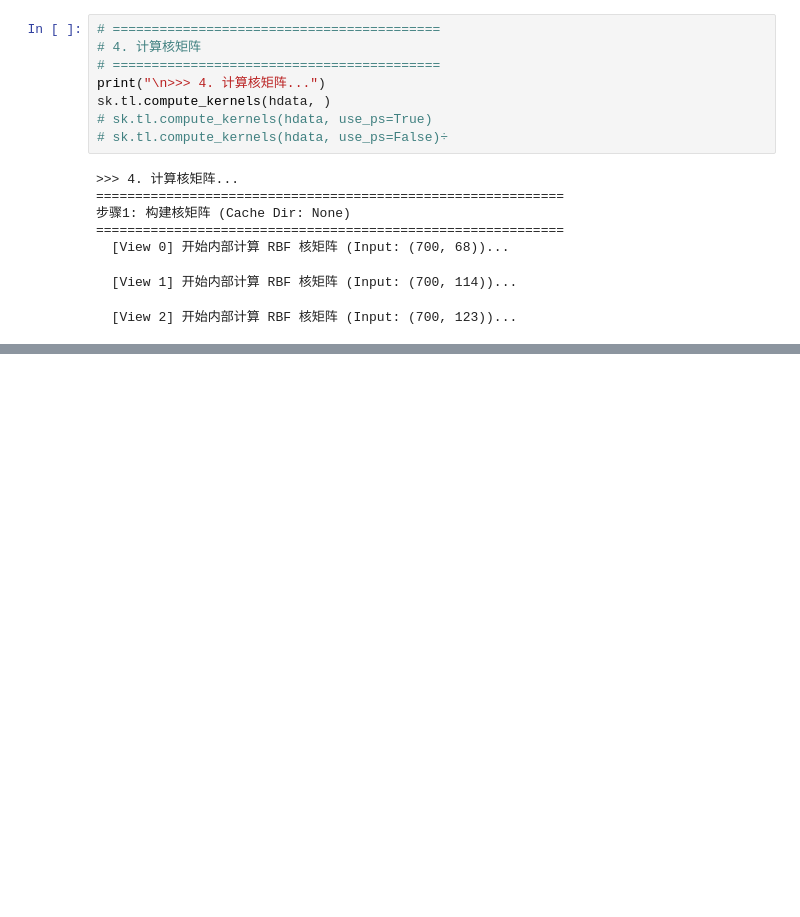
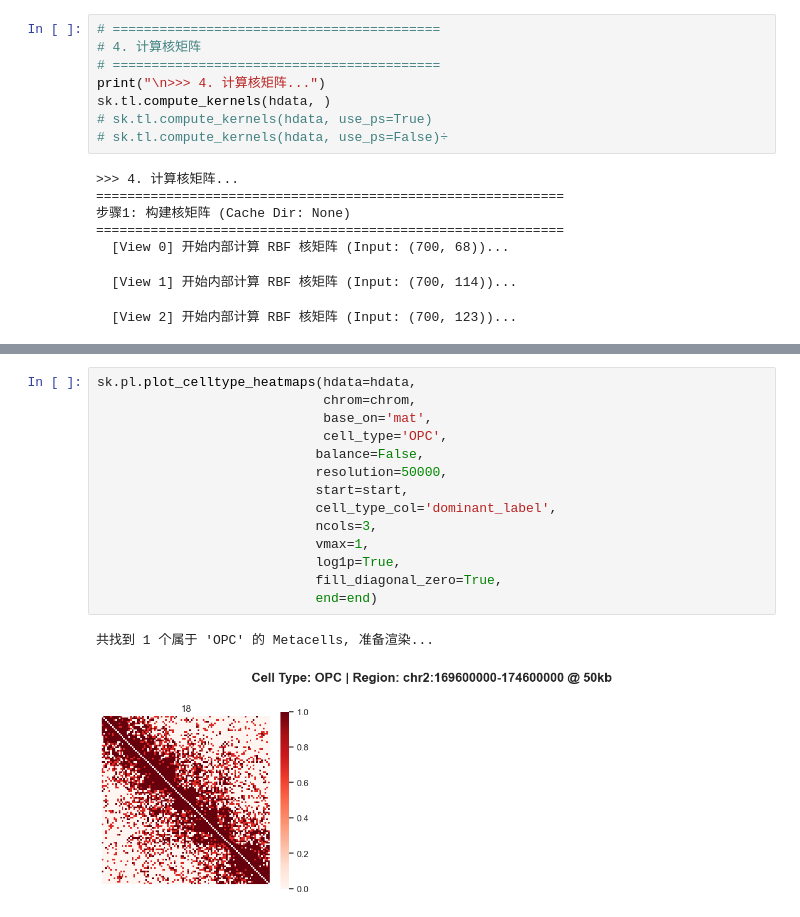
Before and after one commit to CCCKW/hstack, a Jupyter notebook: test.ipynb, the cells around one changed output, grey strips where cells are left out. Saved outputs shown, nothing was run; the diff lists cells and outputs as text; blank space fills up the shorter version.

```diff
--- a/test.ipynb
+++ b/test.ipynb
@@ -312,0 +373,17 @@ HData object with 700 cells and 20 metacells
+# %%
+sk.pl.plot_celltype_heatmaps(hdata=hdata,
+                             chrom=chrom,
+                             base_on='mat',
+                             cell_type='OPC',
+                            balance=False,
+                            resolution=50000,
+                            start=start,
+                            cell_type_col='dominant_label',
+                            ncols=3,
+                            vmax=1,
+                            log1p=True,
+                            fill_diagonal_zero=True,
+                            end=end)
+# %% [output]
+共找到 1 个属于 'OPC' 的 Metacells, 准备渲染...
+[figure, added]
```
Also changed, not shown: parts of 23 cells of this notebook, 13 other files.
